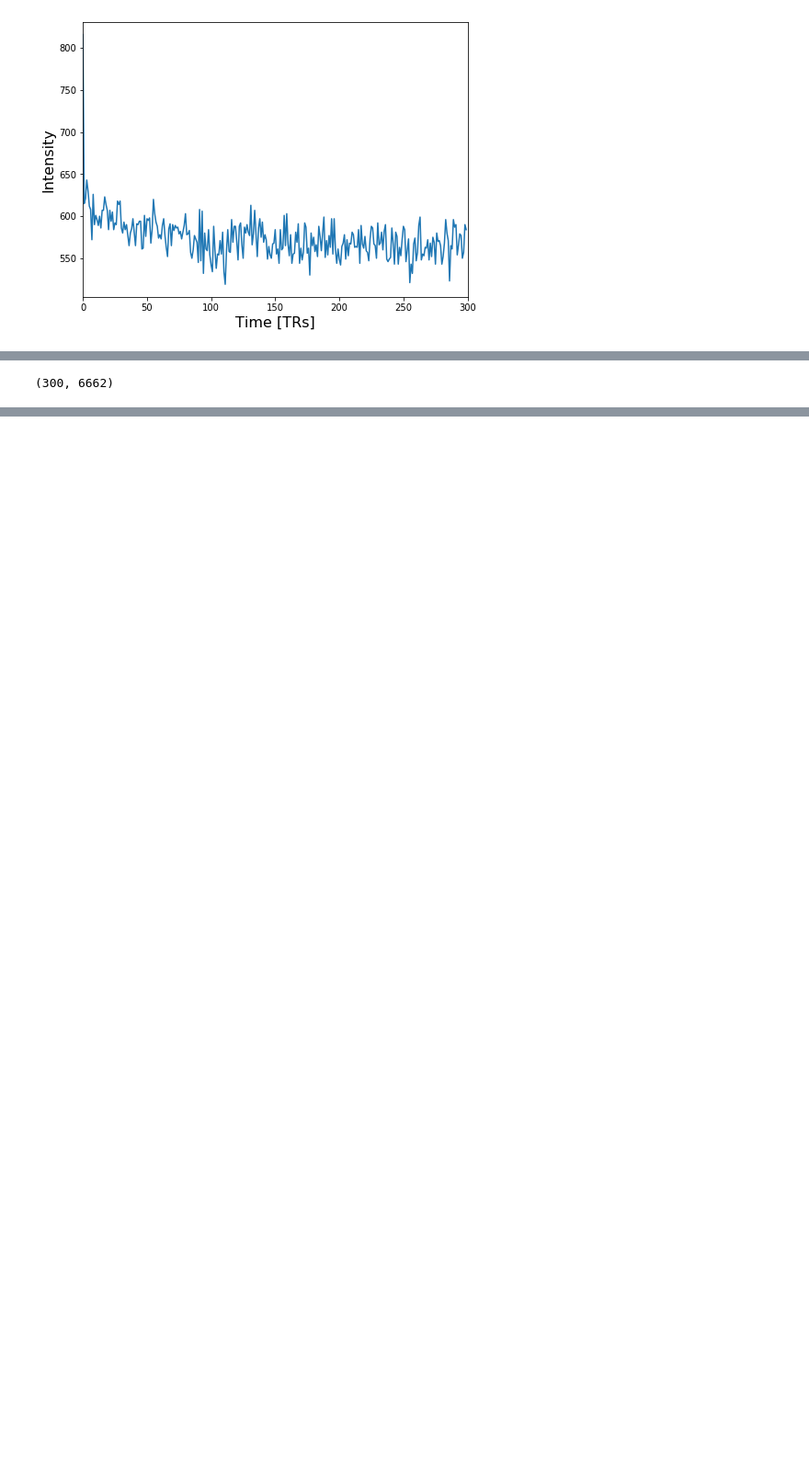
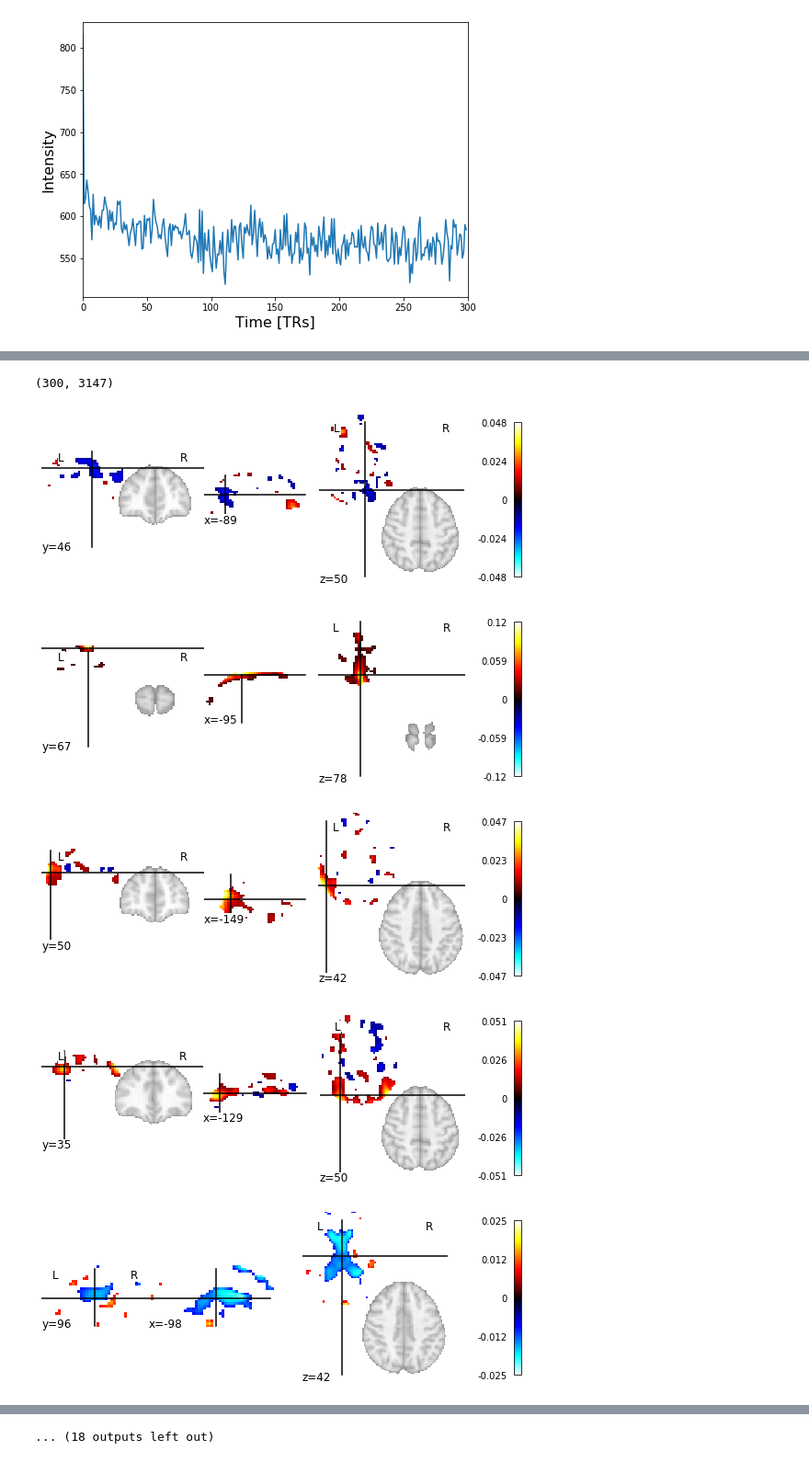
Before and after one commit to DCalhas/eeg_to_fmri, a Jupyter notebook: src/notebooks/reading_fmri.ipynb, the cells around one changed output, grey strips where cells are left out. Shown at 92% size. Cells and saved outputs as stored; diff of their text form; code cells hidden in the pictures; blank space fills up the shorter version.

Commit message:
computing ROI time series extraction successfully  #7#

```diff
--- a/src/notebooks/reading_fmri.ipynb
+++ b/src/notebooks/reading_fmri.ipynb
@@ -34,26 +34,3 @@ plt.subplots_adjust(bottom=.12, top=.95, right=.95, left=.12)
 plt.show()
 # %% [output]
 [figure]
-# %%
-import nilearn.image as image
-
-fmri_original = image.load_img(complete_path)
-
-fmri_img = image.smooth_img(fmri_original, fwhm=6)
-
-# First, compute the voxel-wise mean of smooth EPI image (first argument) using
-# image processing module `image`
-mean_img = image.mean_img(fmri_img)
-# %%
-from nilearn.decomposition import CanICA
-
-canica = CanICA(n_components=20, smoothing_fwhm=6.,
-                memory="nilearn_cache", memory_level=2,
-                threshold=3., verbose=10, random_state=0)
-canica.fit(fmri_img)
-
-# Retrieve the independent components in brain space. Directly
-# accesible through attribute `components_img_`. Note that this
-# attribute is implemented from version 0.4.1. For older versions,
-# see note section above for details.
-components_img = canica.components_img_
@@ -194,4 +36,0 @@ roi_masked = _apply_mask_fmri(complete_path, mask_img, dtype='f', smoothing_fwhm
-# %%
-roi_masked.shape
-# %% [output]
-(300, 6662)
@@ -197,0 +100,13 @@ roi_masked.shape
+# %%
+roi_extraction.get_ROI_time_series(complete_path, component=0, n_components=30).shape
+# %% [output]
+(300, 3147)
+# %%
+for component in range(components_img.shape[-1]):
+    plot_stat_map(image.index_img(components_img, component))
+# %% [output]
+[figure, added]
+[figure, added]
+[figure, added]
+[figure, added]
+[figure, added]
@@ -197,0 +120 @@ roi_masked.shape
+... (18 outputs left out)
```
Also changed, not shown: parts of 12 cells of this notebook, 1 other file.
